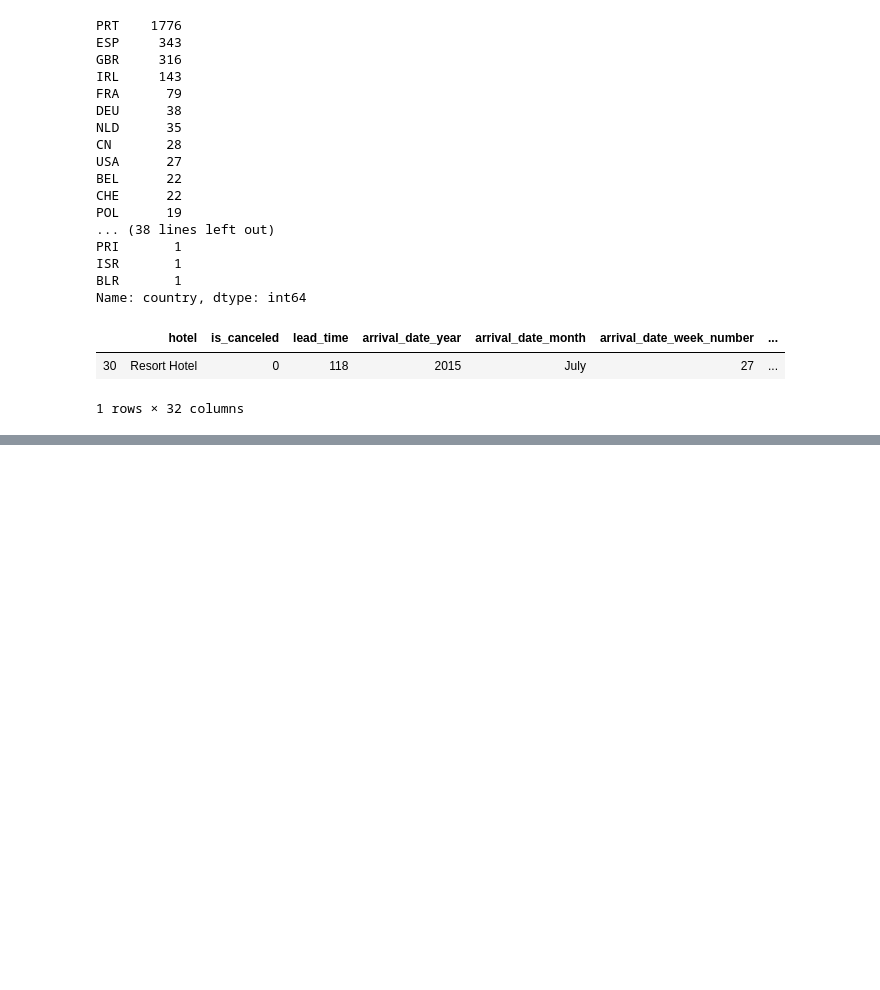
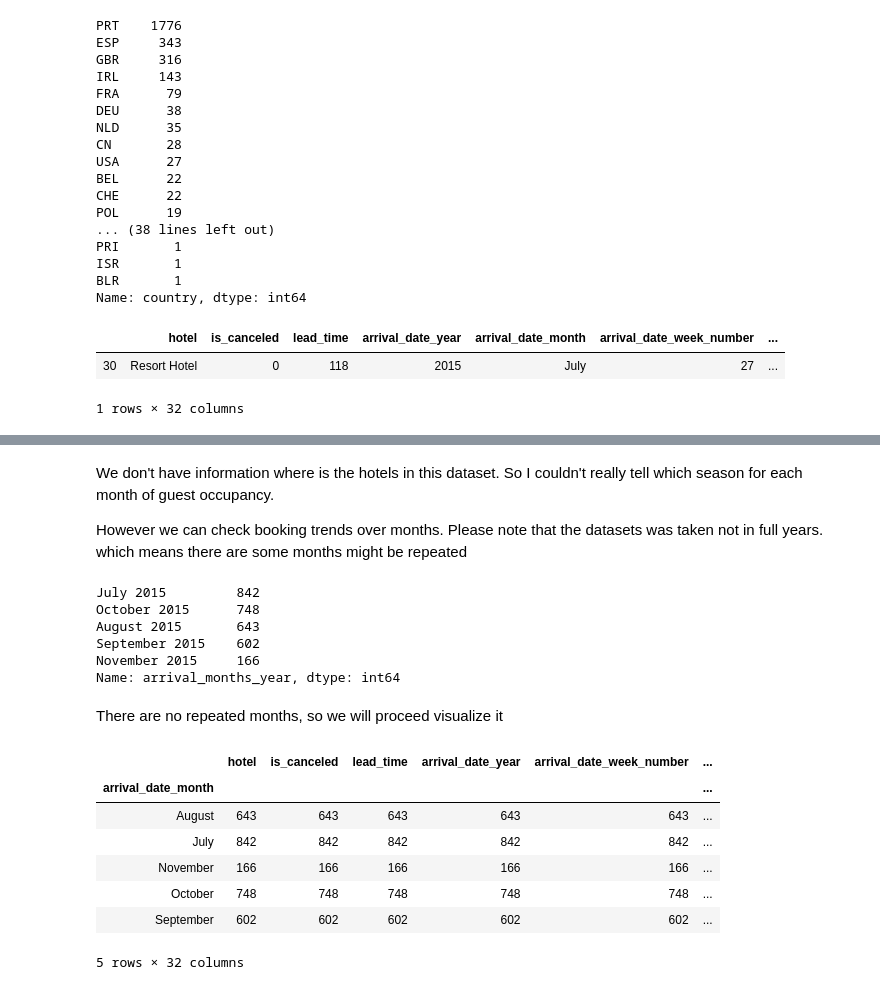
Before and after one commit to rizkyprilian/pwdhk_module3, a Jupyter notebook: rizky-jcds08-jkt.ipynb, the cells around one changed output, grey strips where cells are left out. Saved outputs shown, nothing was run; the diff lists cells and outputs as text; code cells hidden in the pictures; blank space fills up the shorter version.

```diff
--- a/rizky-jcds08-jkt.ipynb
+++ b/rizky-jcds08-jkt.ipynb
@@ -286,0 +342,4 @@ df[df['country'].isna()]
+# %% [markdown]
+We don't have information where is the hotels in this dataset. So I couldn't really tell which season for each month of guest occupancy.
+
+However we can check booking trends over months. Please note that the datasets was taken not in full years. which means there are some months might be repeated
@@ -286,0 +348,22 @@ df[df['country'].isna()]
+# %%
+df['arrival_months_year'].value_counts()
+# %% [output]
+July 2015         842
+October 2015      748
+August 2015       643
+September 2015    602
+November 2015     166
+Name: arrival_months_year, dtype: int64
+# %% [markdown]
+There are no repeated months, so we will proceed visualize it
+# %%
+df.groupby('arrival_date_month').agg('count')
+# %% [output]
+|  | hotel | is_canceled | lead_time | arrival_date_year | arrival_date_week_number | ... |
+| arrival_date_month |  |  |  |  |  | ... |
+| August | 643 | 643 | 643 | 643 | 643 | ... |
+| July | 842 | 842 | 842 | 842 | 842 | ... |
+| November | 166 | 166 | 166 | 166 | 166 | ... |
+| October | 748 | 748 | 748 | 748 | 748 | ... |
+| September | 602 | 602 | 602 | 602 | 602 | ... |
+5 rows × 32 columns
```
Also changed, not shown: parts of 39 cells of this notebook.
